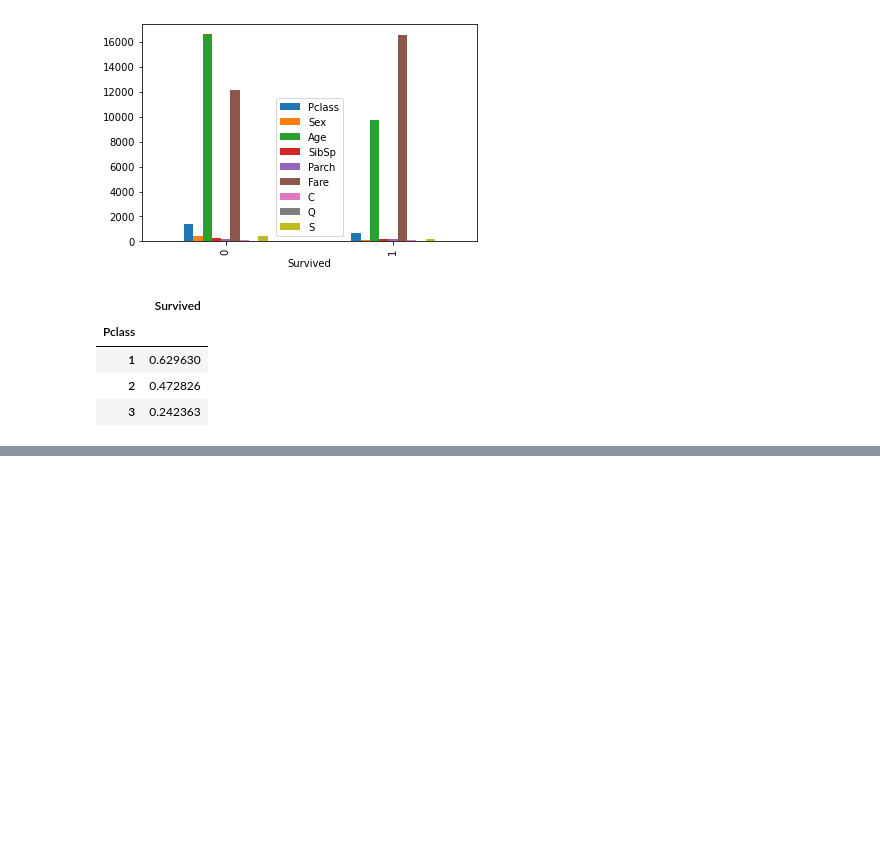
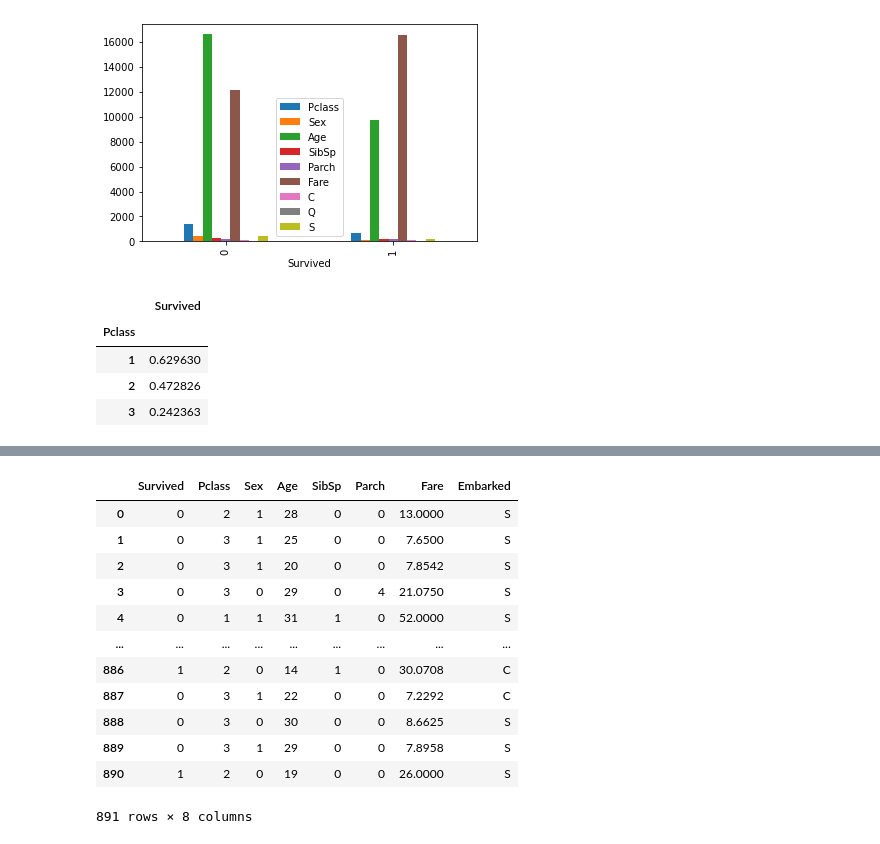
Before and after one commit to KhalilBR94/checkpoint-2-Khalil, a Jupyter notebook: Checkpoint 3.ipynb, the cells around one changed output, grey strips where cells are left out. Drawn from its saved outputs; the diff is of its cells as text; code cells hidden in the pictures; blank space fills up the shorter version.

```diff
--- a/Checkpoint 3.ipynb
+++ b/Checkpoint 3.ipynb
@@ -246,0 +263,17 @@ data[["Pclass", "Survived"]].groupby(["Pclass"], as_index=True).mean()
+# %%
+data.drop(['Name'], axis=1,inplace=True)
+data
+# %% [output]
+|  | Survived | Pclass | Sex | Age | SibSp | Parch | Fare | Embarked |
+| 0 | 0 | 2 | 1 | 28 | 0 | 0 | 13.0000 | S |
+| 1 | 0 | 3 | 1 | 25 | 0 | 0 | 7.6500 | S |
+| 2 | 0 | 3 | 1 | 20 | 0 | 0 | 7.8542 | S |
+| 3 | 0 | 3 | 0 | 29 | 0 | 4 | 21.0750 | S |
+| 4 | 0 | 1 | 1 | 31 | 1 | 0 | 52.0000 | S |
+| ... | ... | ... | ... | ... | ... | ... | ... | ... |
+| 886 | 1 | 2 | 0 | 14 | 1 | 0 | 30.0708 | C |
+| 887 | 0 | 3 | 1 | 22 | 0 | 0 | 7.2292 | C |
+| 888 | 0 | 3 | 0 | 30 | 0 | 0 | 8.6625 | S |
+| 889 | 0 | 3 | 1 | 29 | 0 | 0 | 7.8958 | S |
+| 890 | 1 | 2 | 0 | 19 | 0 | 0 | 26.0000 | S |
+891 rows × 8 columns
```
Also changed, not shown: parts of 2 cells of this notebook.
